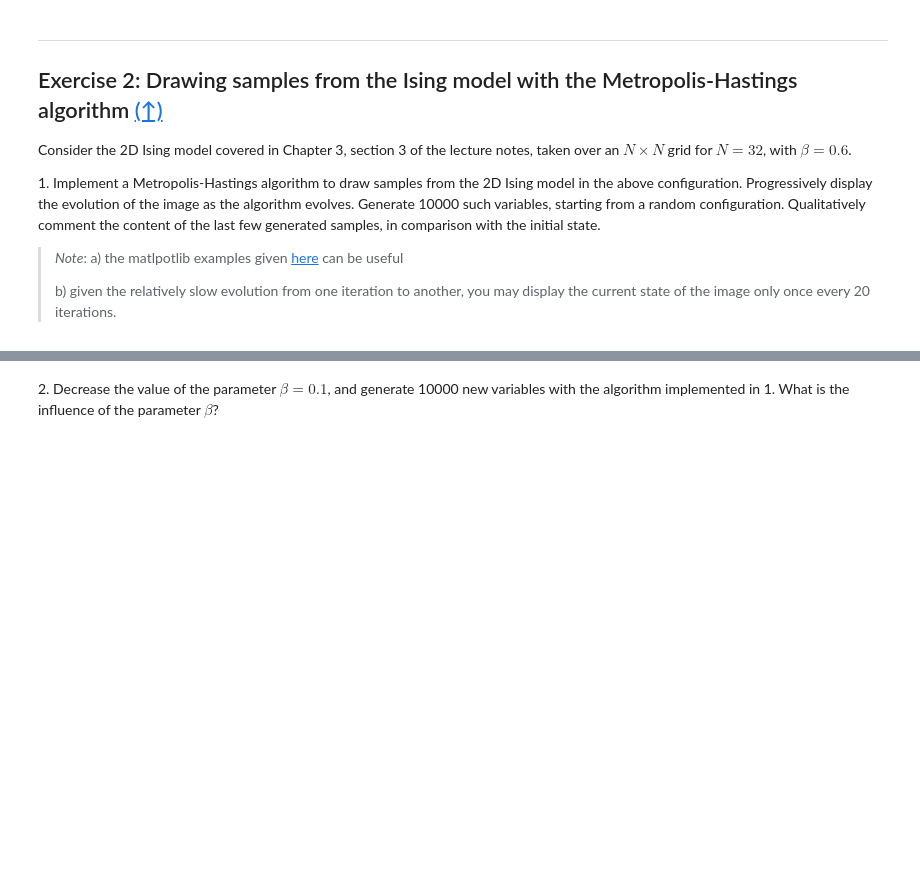
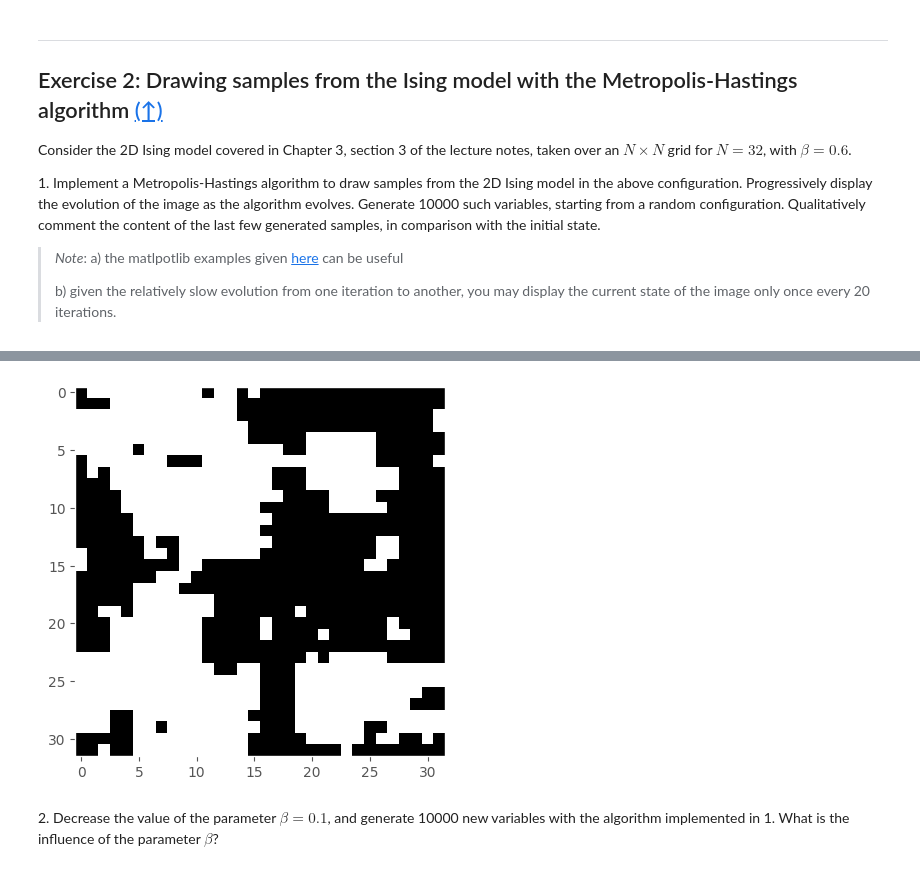
Before and after one commit to heez77/g3_markov, a Jupyter notebook: lab2_markov_students/lab2_notebook.ipynb, the cells around one changed output, grey strips where cells are left out. Saved outputs shown, nothing was run; the diff lists cells and outputs as text; code cells hidden in the pictures; blank space fills up the shorter version.

```diff
--- a/lab2_markov_students/lab2_notebook.ipynb
+++ b/lab2_markov_students/lab2_notebook.ipynb
@@ -170,3 +186,8 @@ Consider the 2D Ising model covered in Chapter 3, section 3 of the lecture notes
 > *Note*: a) the matlpotlib examples given [here](http://louistiao.me/posts/notebooks/embedding-matplotlib-animations-in-jupyter-as-interactive-javascript-widgets/) can be useful
 >
 > b) given the relatively slow evolution from one iteration to another, you may display the current state of the image only once every 20 iterations.
+# %%
+workflow_2 = exercise_2_workflow()
+# %%
+workflow_2.metro_hasting_ising_2D(32,0.6, 10000)
+# %% [output]
@@ -173,2 +195,3 @@ Consider the 2D Ising model covered in Chapter 3, section 3 of the lecture notes
+[figure, added]
 # %% [markdown]
 2\. Decrease the value of the parameter $\beta = 0.1$, and generate 10000 new variables with the algorithm implemented in 1. What is the influence of the parameter $\beta$?
```
Also changed, not shown: parts of 29 cells of this notebook, 7 other files.
